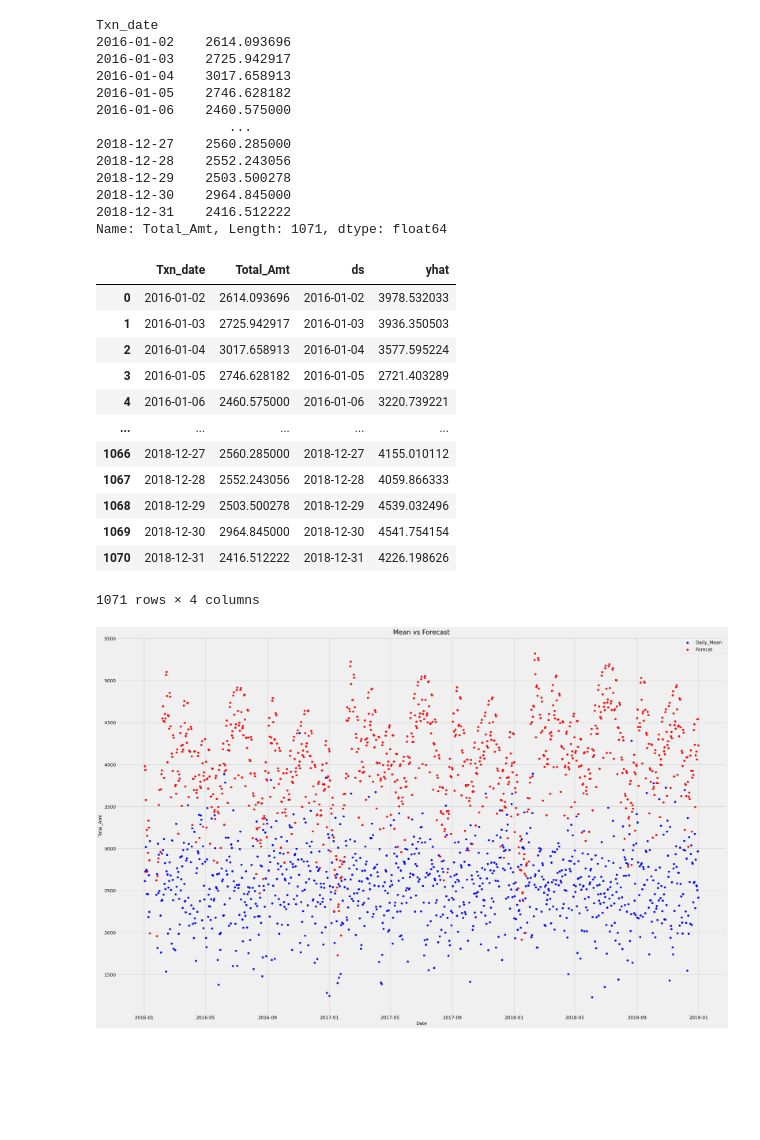
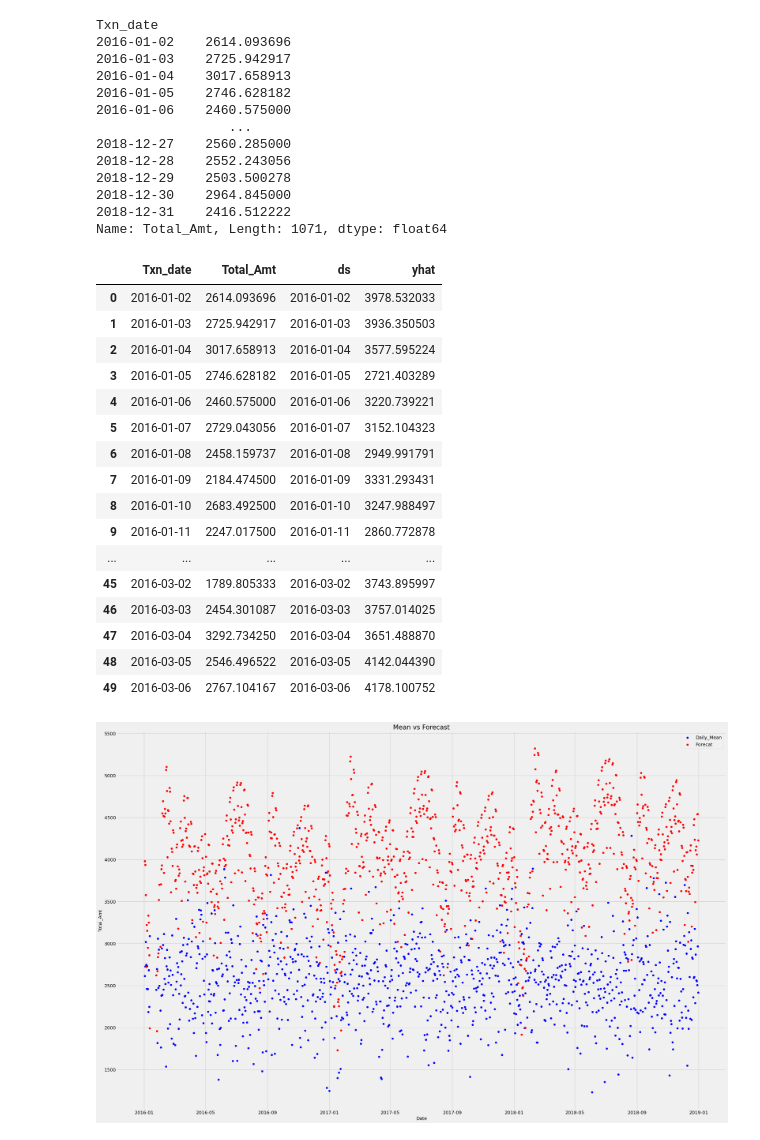
Before and after one commit to PilatusPy/Capstone-II, a Jupyter notebook: store_project/3_modeling_fb_prophet_mean_vs_forecast.ipynb, the cells around one changed output. Cells and saved outputs as stored; diff of their text form; code cells hidden in the pictures; blank space fills up the shorter version.

```diff
--- a/store_project/3_modeling_fb_prophet_mean_vs_forecast.ipynb
+++ b/store_project/3_modeling_fb_prophet_mean_vs_forecast.ipynb
@@ -328,21 +328,25 @@ Txn_date
 Name: Total_Amt, Length: 1071, dtype: float64
 # %%
 merged_mean_forecast = pd.merge(left=daily_mean_data.reset_index(), right=forecast[['ds', 'yhat']], left_on='Txn_date',right_on='ds')
-merged_mean_forecast
+merged_mean_forecast.head(50)
 # %% [output]
 |  | Txn_date | Total_Amt | ds | yhat |
 | 0 | 2016-01-02 | 2614.093696 | 2016-01-02 | 3978.532033 |
 | 1 | 2016-01-03 | 2725.942917 | 2016-01-03 | 3936.350503 |
 | 2 | 2016-01-04 | 3017.658913 | 2016-01-04 | 3577.595224 |
 | 3 | 2016-01-05 | 2746.628182 | 2016-01-05 | 2721.403289 |
 | 4 | 2016-01-06 | 2460.575000 | 2016-01-06 | 3220.739221 |
+| 5 | 2016-01-07 | 2729.043056 | 2016-01-07 | 3152.104323 |
+| 6 | 2016-01-08 | 2458.159737 | 2016-01-08 | 2949.991791 |
+| 7 | 2016-01-09 | 2184.474500 | 2016-01-09 | 3331.293431 |
+| 8 | 2016-01-10 | 2683.492500 | 2016-01-10 | 3247.988497 |
+| 9 | 2016-01-11 | 2247.017500 | 2016-01-11 | 2860.772878 |
 | ... | ... | ... | ... | ... |
-| 1066 | 2018-12-27 | 2560.285000 | 2018-12-27 | 4155.010112 |
-| 1067 | 2018-12-28 | 2552.243056 | 2018-12-28 | 4059.866333 |
-| 1068 | 2018-12-29 | 2503.500278 | 2018-12-29 | 4539.032496 |
-| 1069 | 2018-12-30 | 2964.845000 | 2018-12-30 | 4541.754154 |
-| 1070 | 2018-12-31 | 2416.512222 | 2018-12-31 | 4226.198626 |
+| 45 | 2016-03-02 | 1789.805333 | 2016-03-02 | 3743.895997 |
+| 46 | 2016-03-03 | 2454.301087 | 2016-03-03 | 3757.014025 |
+| 47 | 2016-03-04 | 3292.734250 | 2016-03-04 | 3651.488870 |
+| 48 | 2016-03-05 | 2546.496522 | 2016-03-05 | 4142.044390 |
+| 49 | 2016-03-06 | 2767.104167 | 2016-03-06 | 4178.100752 |
-1071 rows × 4 columns
 # %%
 #Chart Scatter
 plt.figure(figsize=(30, 20))
```
Also changed, not shown: parts of 24 cells of this notebook, 1 other file.
